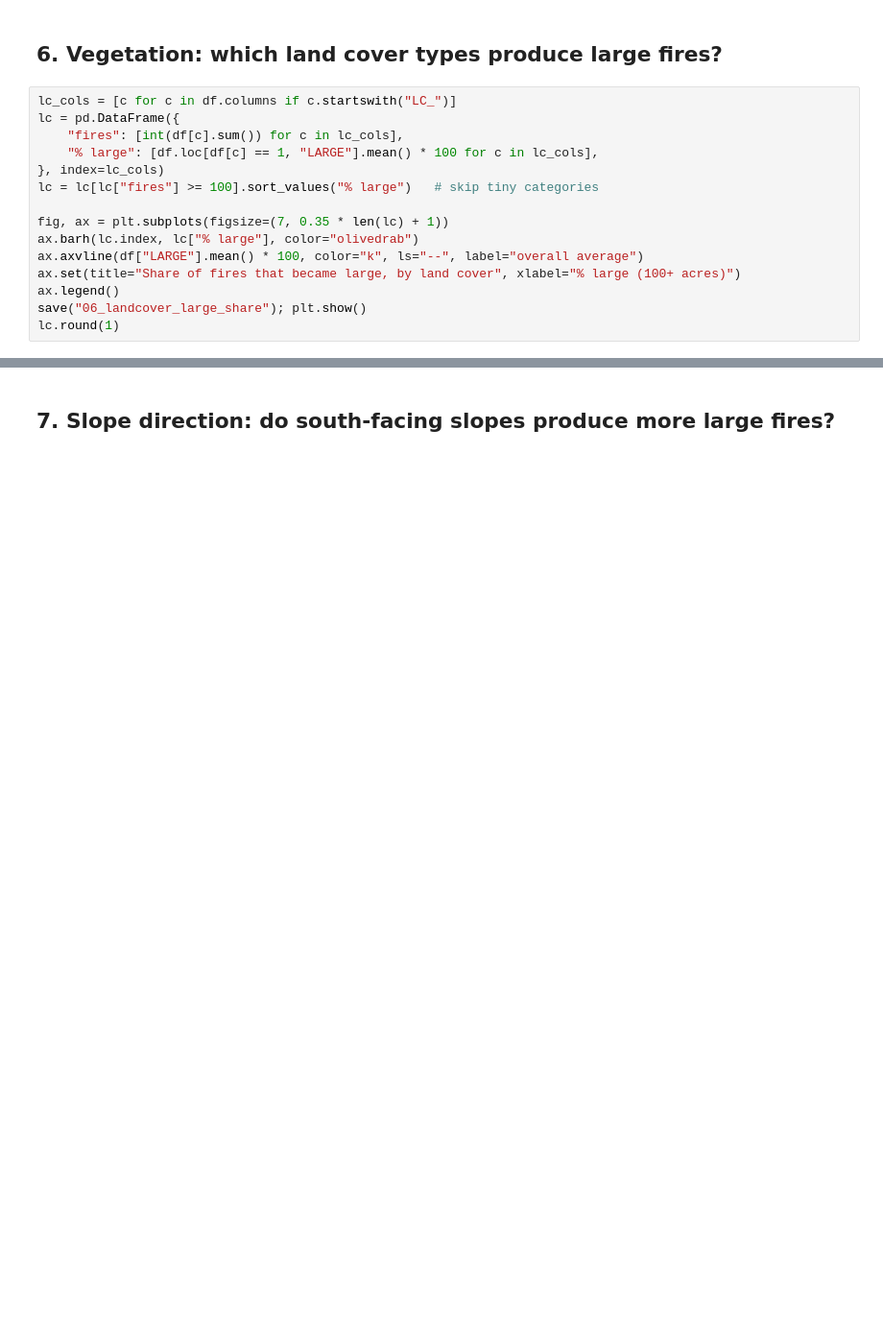
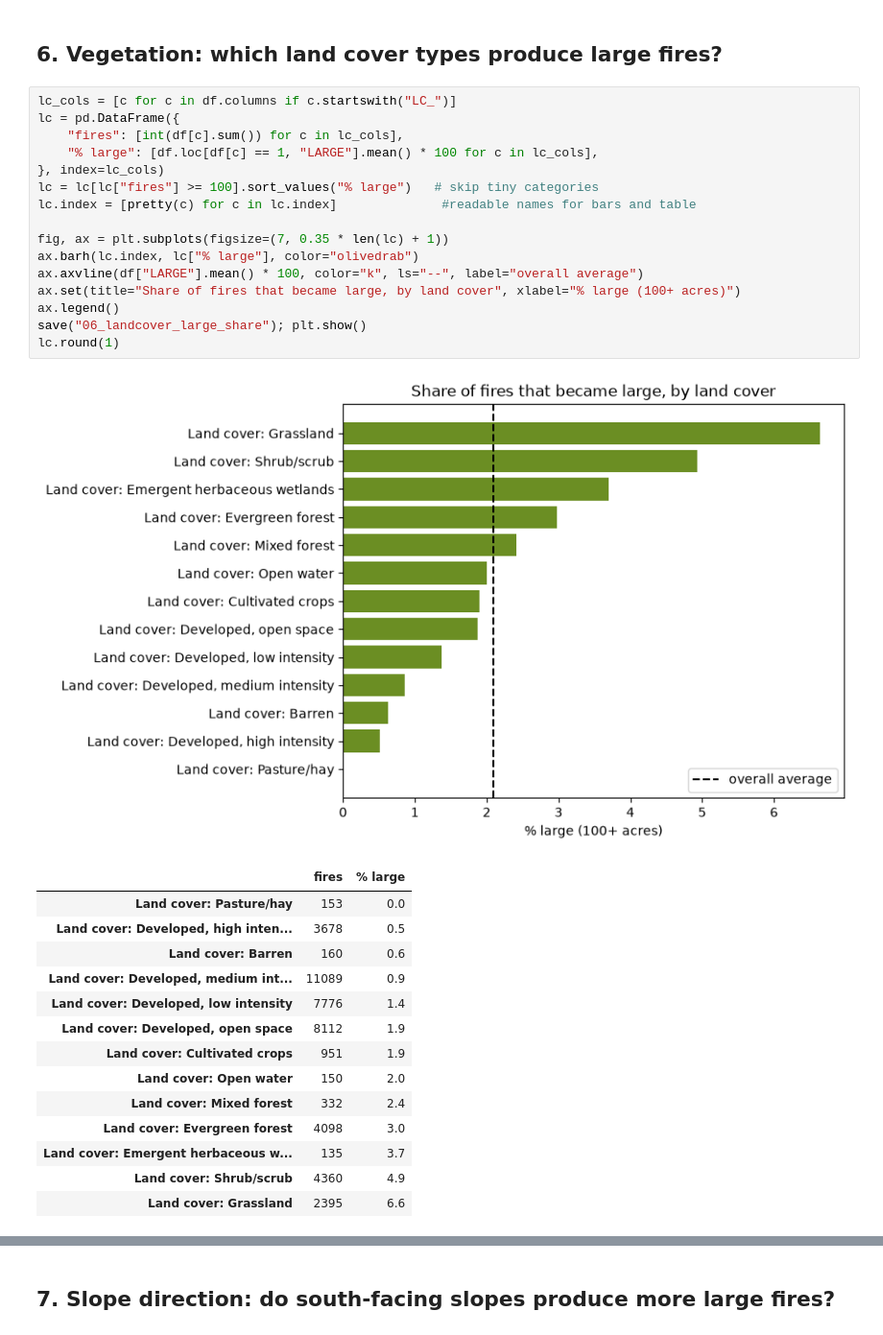
Before and after one commit to zoetankersley/Wildfire_Prediction_ANN, a Jupyter notebook: notebooks/eda.ipynb, the cells around one changed output, grey strips where cells are left out. Shown at 96% size. Cells and saved outputs as stored; diff of their text form; blank space fills up the shorter version.

```diff
--- a/notebooks/eda.ipynb
+++ b/notebooks/eda.ipynb
@@ -113,16 +156,33 @@ save("05_seasonality"); plt.show()
 # %%
 lc_cols = [c for c in df.columns if c.startswith("LC_")]
 lc = pd.DataFrame({
     "fires": [int(df[c].sum()) for c in lc_cols],
     "% large": [df.loc[df[c] == 1, "LARGE"].mean() * 100 for c in lc_cols],
 }, index=lc_cols)
 lc = lc[lc["fires"] >= 100].sort_values("% large")   # skip tiny categories
+lc.index = [pretty(c) for c in lc.index]              #readable names for bars and table
 
 fig, ax = plt.subplots(figsize=(7, 0.35 * len(lc) + 1))
 ax.barh(lc.index, lc["% large"], color="olivedrab")
 ax.axvline(df["LARGE"].mean() * 100, color="k", ls="--", label="overall average")
 ax.set(title="Share of fires that became large, by land cover", xlabel="% large (100+ acres)")
 ax.legend()
 save("06_landcover_large_share"); plt.show()
 lc.round(1)
+# %% [output]
+[figure, added]
+|  | fires | % large |
+| Land cover: Pasture/hay | 153 | 0.0 |
+| Land cover: Developed, high inten... | 3678 | 0.5 |
+| Land cover: Barren | 160 | 0.6 |
+| Land cover: Developed, medium int... | 11089 | 0.9 |
+| Land cover: Developed, low intensity | 7776 | 1.4 |
+| Land cover: Developed, open space | 8112 | 1.9 |
+| Land cover: Cultivated crops | 951 | 1.9 |
+| Land cover: Open water | 150 | 2.0 |
+| Land cover: Mixed forest | 332 | 2.4 |
+| Land cover: Evergreen forest | 4098 | 3.0 |
+| Land cover: Emergent herbaceous w... | 135 | 3.7 |
+| Land cover: Shrub/scrub | 4360 | 4.9 |
+| Land cover: Grassland | 2395 | 6.6 |
 # %% [markdown]
```
Also changed, not shown: parts of 22 cells of this notebook, 12 other files.
